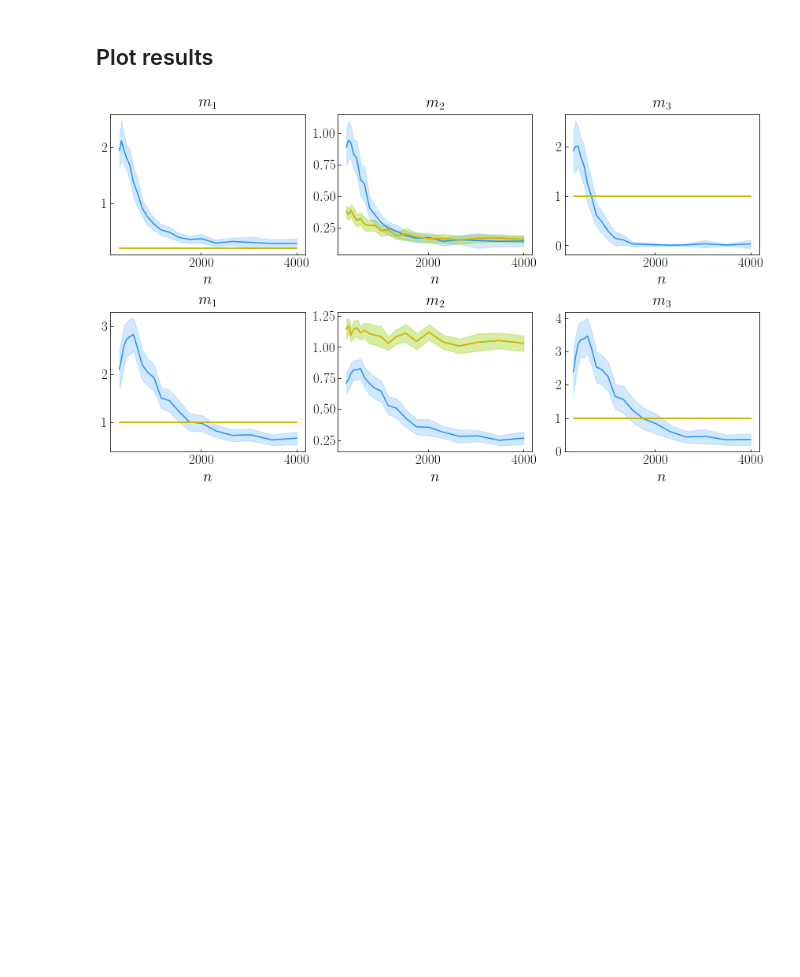
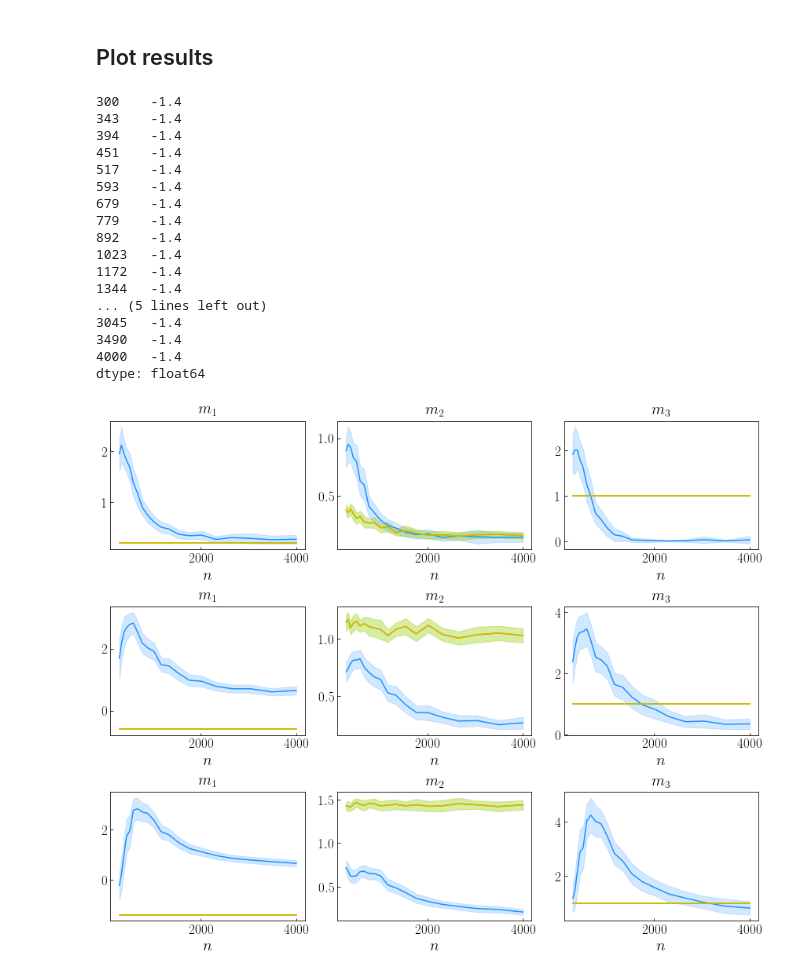
Before and after one commit to SimonBussy/binacox, a Jupyter notebook: simulations/results.ipynb, the cells around one changed output. Drawn from its saved outputs; the diff is of its cells as text; code cells hidden in the pictures; blank space fills up the shorter version.

```diff
--- a/simulations/results.ipynb
+++ b/simulations/results.ipynb
@@ -13,13 +13,14 @@ rc('text', usetex=True)
 # %% [markdown]
 ## Compute metrics
 # %%
-n_features = 20
+n_features = 50
 rslt_dir = "./results_data/p_%s/" % n_features
 methods = ["binacox", "auto_cutoff_bonferroni", "auto_cutoff_laus_schu"]
+#methods = ["auto_cutoff_bonferroni", "auto_cutoff_laus_schu"]
 metrics = ["m_1", "m_2", "m_3"]
 alpha = .05
 start = False
-for n_cut_points in [1, 2]:#[1, 2, 3]:
+for n_cut_points in [1, 2, 3]:
     for method in methods:
         method_ = method if method == "binacox" else "auto_cutoff"
         rslt = pd.read_json(rslt_dir + "results_%s_n_cut_points_%s" % (method_, n_cut_points))
@@ -49,20 +50,24 @@ for n_cut_points in [1, 2]:#[1, 2, 3]:
                         idx_nan = np.where(np.array(p_values_corr) > alpha)[0]
                     np.array(cut_points_estimates)[idx_nan] = np.nan
                     cut_points_estimates_ac = {}
-                    for j in range(n_features):
+                    for j in range(len(cut_points_estimates)):
                         est_j = [None, None]
                         if cut_points_estimates[j] == cut_points_estimates[j]:
                             est_j.insert(1, cut_points_estimates[j])
                         cut_points_estimates_ac[str(j)] = est_j
                     cut_points_estimates = cut_points_estimates_ac
                 hat_K_star, K_star = np.array([]), np.array([])
-                for j in range(n_features):
+                for j in range(len(cut_points_estimates)):
                     hat_K_star = np.append(hat_K_star, len(cut_points_estimates[str(j)]) - 2)
                     K_star_j = 0 if j in S else len(cut_points[str(j)]) - 2
                     K_star = np.append(K_star, K_star_j)
-                metric_n["1"] += [get_m_1(hat_K_star, K_star, n_features)]
+                metric_n["1"] += [get_m_1(hat_K_star, K_star, len(cut_points_estimates))]
                 metric_n["2"] += [get_m_2(cut_points_estimates, cut_points, S)]
                 metric_n["3"] += [get_m_1(hat_K_star[S], K_star[S], len(S))]
+
+                #if method == "auto_cutoff_bonferroni" and n_cut_points == 1:
+                #    print(get_m_1(hat_K_star[S], K_star[S], len(S)))
+
             for i in range(3):
                 metric_data[i][n] = metric_n[str(i + 1)]
         for i, metric in enumerate(metrics):
@@ -75,32 +92,53 @@ for n_cut_points in [1, 2]:#[1, 2, 3]:
 # %%
 fig = pl.figure(figsize=(12, 10))
 method_color = ["dodgerblue", "lime", "orange"]
 for idx_method, method in enumerate(methods):
     k = 1
-    for n_cut_points in [1, 2]:#[1, 2, 3]:
+    for n_cut_points in [1, 2, 3]:
         for metric in metrics:
             ax = fig.add_subplot(3, 3, k)
             k += 1
             data = results[(results.method == method) &
                            (results.n_cut_points == n_cut_points) &
                            (results.metric == metric)]
             data.drop(["method", "n_cut_points", "metric"], axis=1, inplace=True)
             mean = data.mean()
+
+            if method == "auto_cutoff_bonferroni" and n_cut_points == 3 and metric == "m_1":
+                print(mean)
+
             eps = data.std() / np.sqrt(len(n_samples_grid)) * 1.96
             pl.plot(n_samples_grid, mean, color=method_color[idx_method], label='')
             pl.fill_between(n_samples_grid, mean - eps, mean + eps,
                             color=method_color[idx_method], alpha=0.2)
             ax.tick_params(axis='both', which='major', direction='in', labelsize=17)
             ax.set_xlabel('$n$', fontsize=20)
             pl.title("$%s$" % metric, fontsize=20)
 pl.tight_layout()
 if True:
     directory = "./figures/p_%s" % n_features
     try:
         os.stat(directory)
     except:
         os.mkdir(directory)
     pl.savefig(directory + '/result_montecarlo.pdf', bbox_inches='tight')
 pl.show()
 # %% [output]
+300    -1.4
+343    -1.4
+394    -1.4
+451    -1.4
+517    -1.4
+593    -1.4
+679    -1.4
+779    -1.4
+892    -1.4
+1023   -1.4
+1172   -1.4
+1344   -1.4
+... (5 lines left out)
+3045   -1.4
+3490   -1.4
+4000   -1.4
+dtype: float64
-[figure, old version]
+[figure, new version]
```
Also changed, not shown: parts of 5 cells of this notebook, 23 other files.
